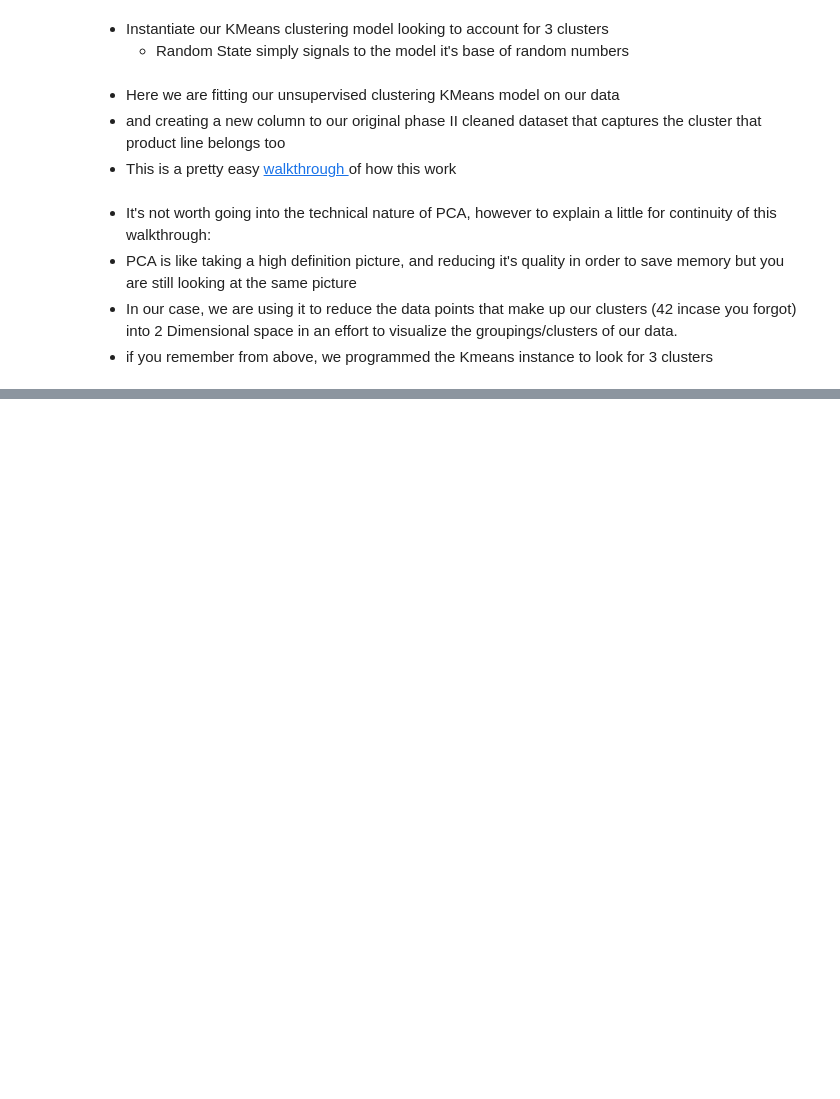
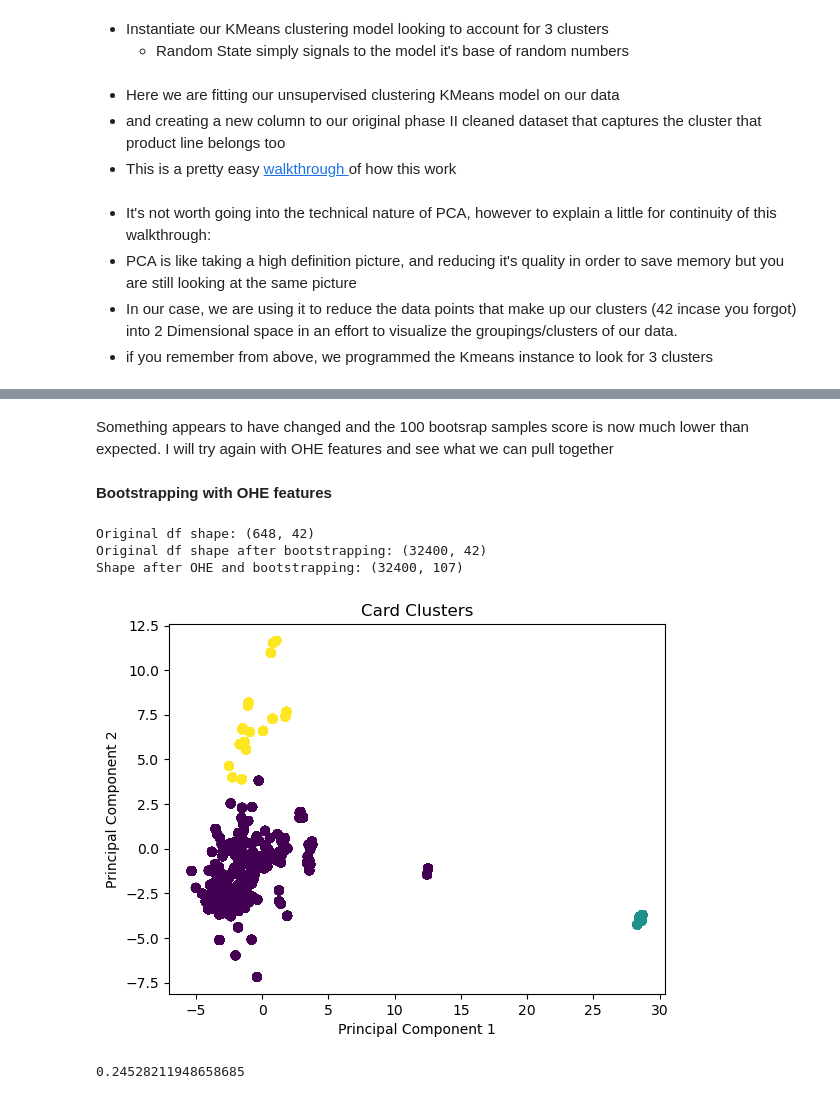
Before and after one commit to DanielGroneberg/TOP_project, a Jupyter notebook: code/01.ipynb, the cells around one changed output, grey strips where cells are left out. Drawn from its saved outputs; the diff is of its cells as text; code cells hidden in the pictures; blank space fills up the shorter version.

```diff
--- a/code/01.ipynb
+++ b/code/01.ipynb
@@ -2268,0 +983,6 @@ sil
+# %%
+b_df["cluster"] = kmeans.fit_predict(data_scaled)
+# %%
+pca = PCA(n_components=2)
+# %%
+b_2d = pca.fit_transform(data_scaled)
@@ -2268,0 +995,3 @@ sil
+# %%
+sil = silhouette_score(data_scaled, b_df["cluster"])
+sil
@@ -2268,0 +1007,68 @@ sil
+# %% [markdown]
+Something appears to have changed and the 100 bootsrap samples score is now much lower than expected. I will try again with OHE features and see what we can pull together
+# %% [markdown]
+**Bootstrapping with OHE features**
+# %%
+def ohe_bootstrap(sample_size):
+    bootstrap_df = pd.read_csv("../data/df_for_clustering_2.csv", index_col = 0)
+    print(f"Original df shape: {bootstrap_df.shape}")
+
+    col_types = bootstrap_df.dtypes
+    num_cols = col_types[col_types != 'object'].index.tolist()
+    obj_cols = col_types[col_types == 'object'].index.tolist()
+
+    # Handle cases where no bootstrapping desired
+    if sample_size > 0:
+        bootstrap_samples = []
+        for _ in range(sample_size):
+            bootstrap_sample = bootstrap_df.sample(n=len(bootstrap_df), replace=True, random_state = 42)
+            bootstrap_samples.append(bootstrap_sample)
+        bootstrap_df = pd.concat(bootstrap_samples, ignore_index=True)
+        print(f"Original df shape after bootstrapping: {bootstrap_df.shape}")
+    elif sample_size == 0:
+        print(f"No bootstrapping; df shape unchanged: {bootstrap_df.shape}")
+
+    # One-Hot-Encoding Object Features
+    cols_to_encode = ['Availability of Credit Card Plan','Requirements for Opening','Index',
+                  'Balance Transfer Grace Period','Minimum Finance Charge?','Purchase Transaction Fees',
+                  'Balance Transfer Fees?','Cash Advance Fees?','Foreign Transaction Fees?']
+
+    ohe_bootstrap_df = pd.get_dummies(bootstrap_df, columns = cols_to_encode)
+    bootstrap_df = pd.concat([ohe_bootstrap_df, bootstrap_df], axis = 1)
+
+    # Filtering out features which have not been OHE or numeric to begin with
+    col_types = bootstrap_df.dtypes
+    num_cols = col_types[col_types != 'object'].index.tolist()
+    bootstrap_df = bootstrap_df[num_cols]
+    print(f"Shape after OHE and bootstrapping: {bootstrap_df.shape}")
+
+    knn = KNNImputer(missing_values=np.nan, n_neighbors=4,metric='nan_euclidean')
+    bootstrap_data = knn.fit_transform(bootstrap_df)
+    transformed_bootstrap_df = pd.DataFrame(data=bootstrap_data,columns=knn.get_feature_names_out())
+
+    sc = StandardScaler()
+    bootstrap_data_scaled = sc.fit_transform(transformed_bootstrap_df)
+
+    kmeans = KMeans(n_clusters=3, random_state=42)
+    bootstrap_df['cluster'] = kmeans.fit_predict(bootstrap_data_scaled)
+
+    pca = PCA(n_components=2)
+    bootstrap_data_2d = pca.fit_transform(bootstrap_data_scaled)
+
+    plt.scatter(bootstrap_data_2d[:, 0], bootstrap_data_2d[:, 1], c=bootstrap_df['cluster'], cmap='viridis')
+    plt.title('Card Clusters')
+    plt.xlabel('Principal Component 1')
+    plt.ylabel('Principal Component 2')
+    plt.show()
+
+
+    sil = silhouette_score(bootstrap_data_scaled, bootstrap_df["cluster"])
+    sil
+
+    return sil
+# %% [output]
+Original df shape: (648, 42)
+Original df shape after bootstrapping: (32400, 42)
+Shape after OHE and bootstrapping: (32400, 107)
+[figure, added]
+0.24528211948658685
```
Also changed, not shown: parts of 195 cells of this notebook, 5 other files.
